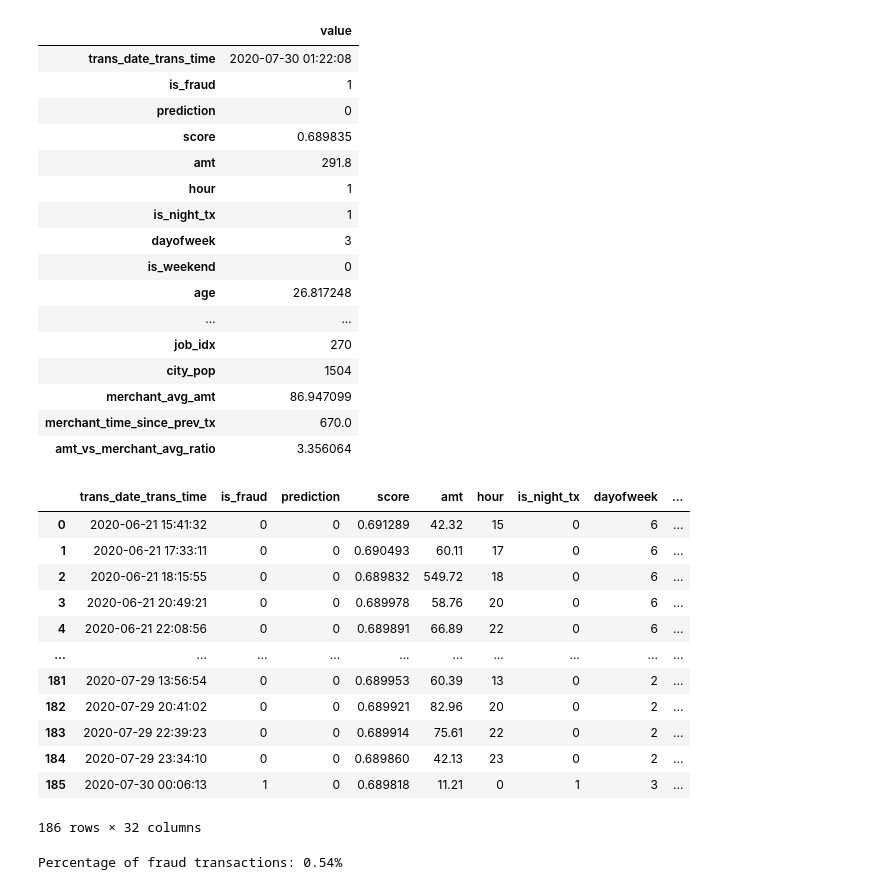
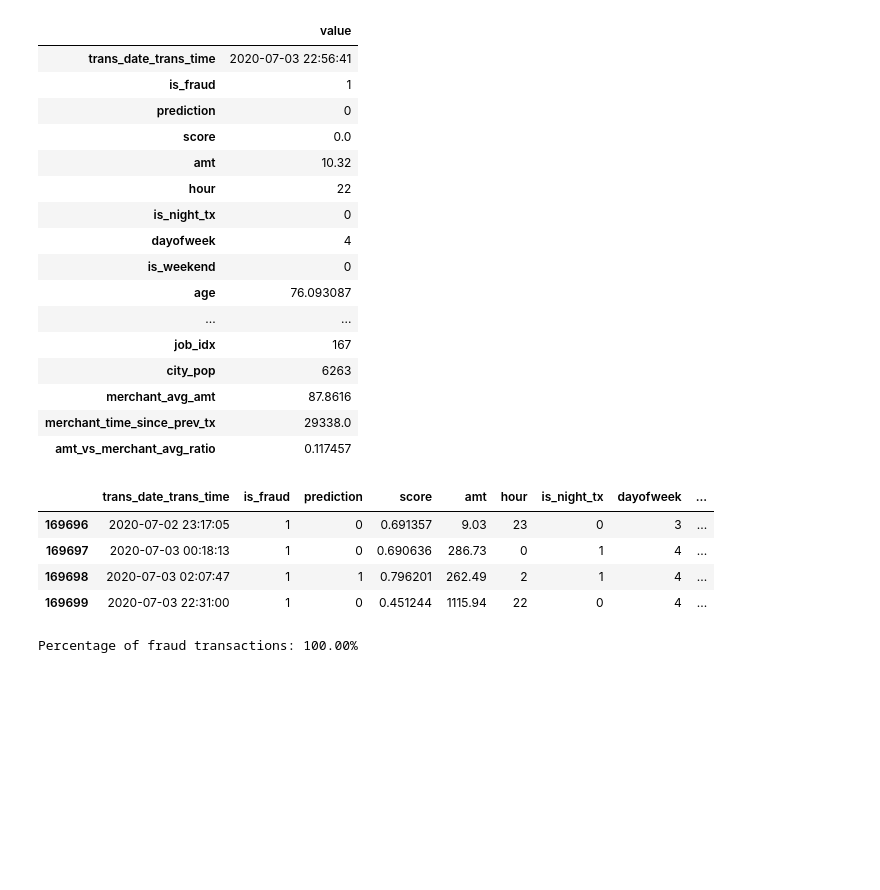
Before and after one commit to mahdy-saidi/Graph-fraud-detection, a Jupyter notebook: vgae/with_nnconv/4-fn_analysis.ipynb, the cells around one changed output. Saved outputs shown, nothing was run; the diff lists cells and outputs as text; code cells hidden in the pictures; blank space fills up the shorter version.

```diff
--- a/vgae/with_nnconv/4-fn_analysis.ipynb
+++ b/vgae/with_nnconv/4-fn_analysis.ipynb
@@ -13,7 +13,7 @@ df = df.merge(
     how="left"
 )
 # %%
-tx_id = 111666
+tx_id = 36108
 
 features = [
     "trans_date_trans_time",
@@ -59,52 +59,45 @@ features = [
 df.loc[df["transaction_id"] == tx_id, features].iloc[0].to_frame("value")
 # %% [output]
 |  | value |
-| trans_date_trans_time | 2020-07-30 01:22:08 |
+| trans_date_trans_time | 2020-07-03 22:56:41 |
 | is_fraud | 1 |
 | prediction | 0 |
-| score | 0.689835 |
-| amt | 291.8 |
-| hour | 1 |
-| is_night_tx | 1 |
-| dayofweek | 3 |
+| score | 0.0 |
+| amt | 10.32 |
+| hour | 22 |
+| is_night_tx | 0 |
+| dayofweek | 4 |
 | is_weekend | 0 |
-| age | 26.817248 |
+| age | 76.093087 |
 | ... | ... |
-| job_idx | 270 |
-| city_pop | 1504 |
-| merchant_avg_amt | 86.947099 |
-| merchant_time_since_prev_tx | 670.0 |
-| amt_vs_merchant_avg_ratio | 3.356064 |
+| job_idx | 167 |
+| city_pop | 6263 |
+| merchant_avg_amt | 87.8616 |
+| merchant_time_since_prev_tx | 29338.0 |
+| amt_vs_merchant_avg_ratio | 0.117457 |
 # %%
 row_fn = df.loc[df["transaction_id"] == tx_id].iloc[0]
 card_id = row_fn["card_id"]
 fraud_time = row_fn["unix_trans_time"]
 
 # Keep only past transactions
 card_tx = (
     df[
         (df["card_id"] == card_id) &
         (df["unix_trans_time"] < fraud_time)
     ]
     .sort_values("unix_trans_time")[features]
 )
 
 pd.set_option('display.max_columns', None)
+pd.set_option('display.max_rows', None)
 card_tx
 # %% [output]
 |  | trans_date_trans_time | is_fraud | prediction | score | amt | hour | is_night_tx | dayofweek | ... |
-| 0 | 2020-06-21 15:41:32 | 0 | 0 | 0.691289 | 42.32 | 15 | 0 | 6 | ... |
-| 1 | 2020-06-21 17:33:11 | 0 | 0 | 0.690493 | 60.11 | 17 | 0 | 6 | ... |
-| 2 | 2020-06-21 18:15:55 | 0 | 0 | 0.689832 | 549.72 | 18 | 0 | 6 | ... |
-| 3 | 2020-06-21 20:49:21 | 0 | 0 | 0.689978 | 58.76 | 20 | 0 | 6 | ... |
-| 4 | 2020-06-21 22:08:56 | 0 | 0 | 0.689891 | 66.89 | 22 | 0 | 6 | ... |
-| ... | ... | ... | ... | ... | ... | ... | ... | ... | ... |
-| 181 | 2020-07-29 13:56:54 | 0 | 0 | 0.689953 | 60.39 | 13 | 0 | 2 | ... |
-| 182 | 2020-07-29 20:41:02 | 0 | 0 | 0.689921 | 82.96 | 20 | 0 | 2 | ... |
-| 183 | 2020-07-29 22:39:23 | 0 | 0 | 0.689914 | 75.61 | 22 | 0 | 2 | ... |
-| 184 | 2020-07-29 23:34:10 | 0 | 0 | 0.689860 | 42.13 | 23 | 0 | 2 | ... |
-| 185 | 2020-07-30 00:06:13 | 1 | 0 | 0.689818 | 11.21 | 0 | 1 | 3 | ... |
+| 169696 | 2020-07-02 23:17:05 | 1 | 0 | 0.691357 | 9.03 | 23 | 0 | 3 | ... |
+| 169697 | 2020-07-03 00:18:13 | 1 | 0 | 0.690636 | 286.73 | 0 | 1 | 4 | ... |
+| 169698 | 2020-07-03 02:07:47 | 1 | 1 | 0.796201 | 262.49 | 2 | 1 | 4 | ... |
+| 169699 | 2020-07-03 22:31:00 | 1 | 0 | 0.451244 | 1115.94 | 22 | 0 | 4 | ... |
-186 rows × 32 columns
 # %%
 # Total transactions
 total_tx = card_tx.shape[0]
@@ -117,7 +110,7 @@ perc_fraud = (num_fraud / total_tx) * 100
 
 print(f"Percentage of fraud transactions: {perc_fraud:.2f}%")
 # %% [output]
-Percentage of fraud transactions: 0.54%
+Percentage of fraud transactions: 100.00%
 # %%
 # Last transaction (fraud)
 fn_tx = row_fn
```
Also changed, not shown: parts of 3 cells of this notebook, 2 other files.
